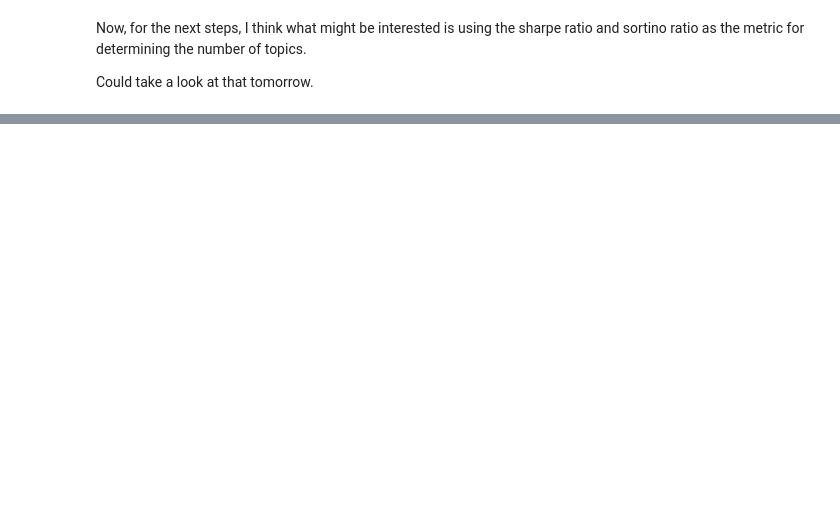
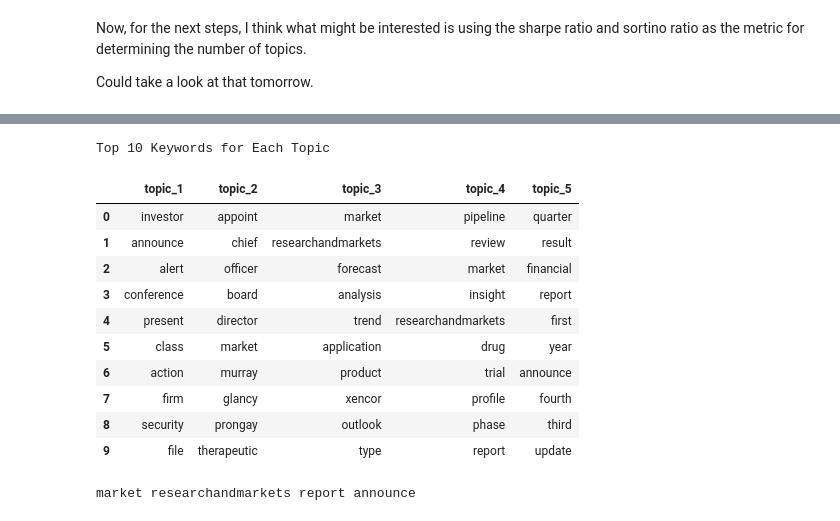
Before and after one commit to mikebrowne/BioPharmaceuticalFactorModel, a Jupyter notebook: notebooks/exploratory/05-TopicModelling-NotesAndPlayground.ipynb, the cells around one changed output, grey strips where cells are left out. Saved outputs shown, nothing was run; the diff lists cells and outputs as text; code cells hidden in the pictures; blank space fills up the shorter version.

```diff
--- a/notebooks/exploratory/05-TopicModelling-NotesAndPlayground.ipynb
+++ b/notebooks/exploratory/05-TopicModelling-NotesAndPlayground.ipynb
@@ -544,0 +705,33 @@ Could take a look at that tomorrow.
+# %%
+def get_top_n_words_in_topic(model, topic, gensim_dict, topn=10):
+    return [gensim_dict[tuple_[0]] for tuple_ in model.get_topic_terms(topic, topn)]
+# %%
+best_model = cal_har_results.get_best_model()
+
+num_topics = best_model.num_topics
+num_keywords = 10
+
+top_words_df = pd.DataFrame({"topic_{}".format(n+1): get_top_n_words_in_topic(best_model, n, dictionary, num_keywords) for
+                             n in range(num_topics)}, index=[i for i in range(num_keywords)])
+
+print("Top {} Keywords for Each Topic".format(num_keywords))
+top_words_df
+# %% [output]
+Top 10 Keywords for Each Topic
+|  | topic_1 | topic_2 | topic_3 | topic_4 | topic_5 |
+| 0 | investor | appoint | market | pipeline | quarter |
+| 1 | announce | chief | researchandmarkets | review | result |
+| 2 | alert | officer | forecast | market | financial |
+| 3 | conference | board | analysis | insight | report |
+| 4 | present | director | trend | researchandmarkets | first |
+| 5 | class | market | application | drug | year |
+| 6 | action | murray | product | trial | announce |
+| 7 | firm | glancy | xencor | profile | fourth |
+| 8 | security | prongay | outlook | phase | third |
+| 9 | file | therapeutic | type | report | update |
+# %%
+words_in_multiple_topics = top_words_df.stack().value_counts().loc[top_words_df.stack().value_counts() > 1].index.tolist()
+
+print(*words_in_multiple_topics)
+# %% [output]
+market researchandmarkets report announce
```
Also changed, not shown: parts of 30 cells of this notebook, 2 other files.
